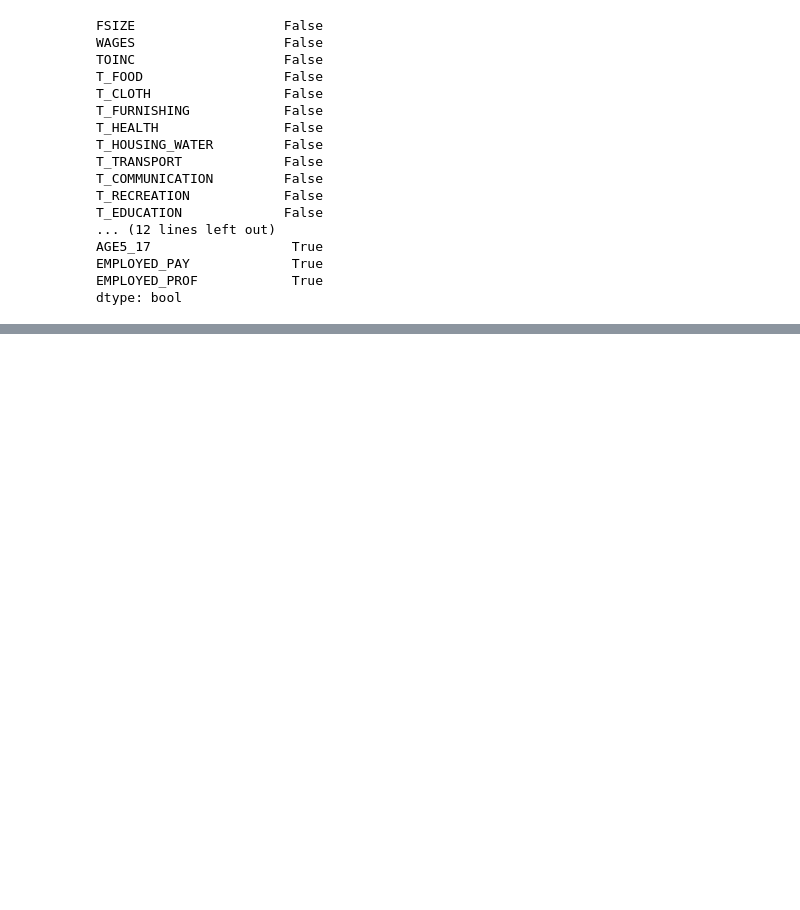
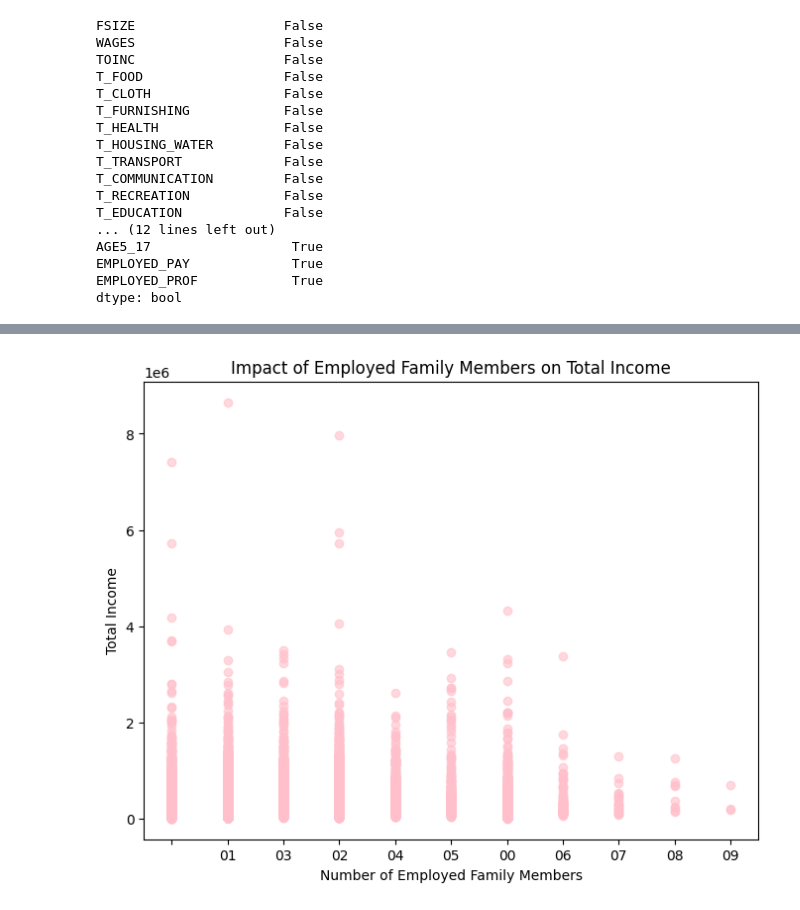
Before and after one commit to MichaelGelo/CSMODEL_Project, a Jupyter notebook: Group3_Phase1.ipynb, the cells around one changed output, grey strips where cells are left out. Cells and saved outputs as stored; diff of their text form; code cells hidden in the pictures; blank space fills up the shorter version.

```diff
--- a/Group3_Phase1.ipynb
+++ b/Group3_Phase1.ipynb
@@ -685,0 +752,13 @@ dtype: bool
+# %%
+employed_family = FIES_df['EMPLOYED_PAY']
+total_income = FIES_df['TOINC']
+
+plt.figure(figsize=(8, 6))
+plt.scatter(employed_family, total_income, alpha=0.6, color='pink')
+
+plt.title('Impact of Employed Family Members on Total Income')
+plt.xlabel('Number of Employed Family Members')
+plt.ylabel('Total Income')
+plt.show()
+# %% [output]
+[figure, added]
```
Also changed, not shown: parts of 21 cells of this notebook.
